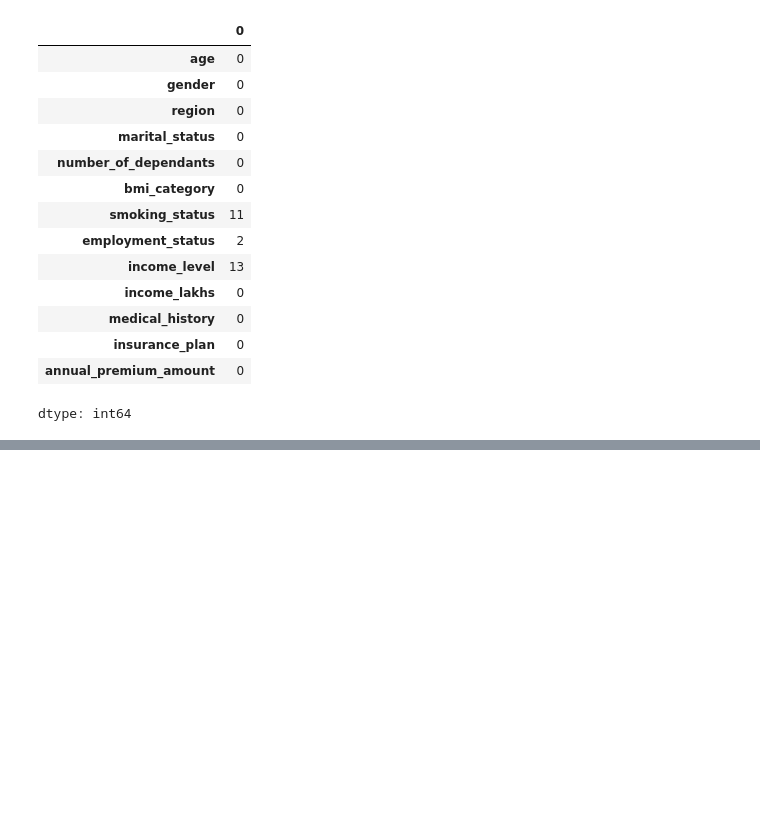
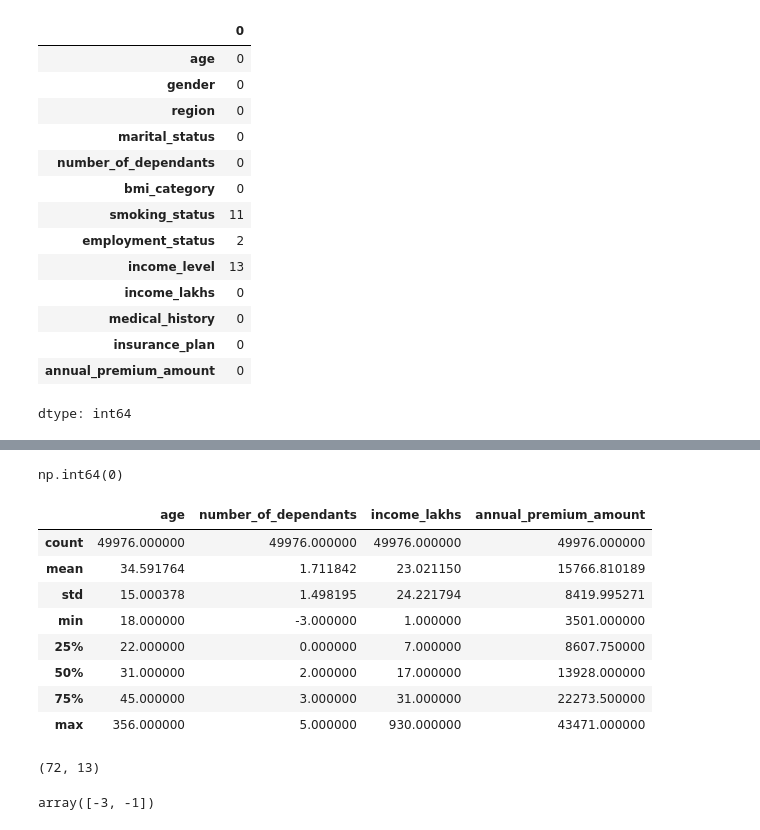
Before and after one commit to neel-madhav/HealthcarePremiumPrediction, a Jupyter notebook: PremiumPrediction.ipynb, the cells around one changed output, grey strips where cells are left out. Saved outputs shown, nothing was run; the diff lists cells and outputs as text; code cells hidden in the pictures; blank space fills up the shorter version.

```diff
--- a/PremiumPrediction.ipynb
+++ b/PremiumPrediction.ipynb
@@ -67,0 +89,24 @@ dtype: int64
+# %%
+df.duplicated().sum()
+# %% [output]
+np.int64(0)
+# %%
+df.describe()
+# %% [output]
+|  | age | number_of_dependants | income_lakhs | annual_premium_amount |
+| count | 49976.000000 | 49976.000000 | 49976.000000 | 49976.000000 |
+| mean | 34.591764 | 1.711842 | 23.021150 | 15766.810189 |
+| std | 15.000378 | 1.498195 | 24.221794 | 8419.995271 |
+| min | 18.000000 | -3.000000 | 1.000000 | 3501.000000 |
+| 25% | 22.000000 | 0.000000 | 7.000000 | 8607.750000 |
+| 50% | 31.000000 | 2.000000 | 17.000000 | 13928.000000 |
+| 75% | 45.000000 | 3.000000 | 31.000000 | 22273.500000 |
+| max | 356.000000 | 5.000000 | 930.000000 | 43471.000000 |
+# %%
+df[df.number_of_dependants < 0].shape
+# %% [output]
+(72, 13)
+# %%
+df[df.number_of_dependants < 0]['number_of_dependants'].unique()
+# %% [output]
+array([-3, -1])
```
Also changed, not shown: parts of 7 cells of this notebook.
